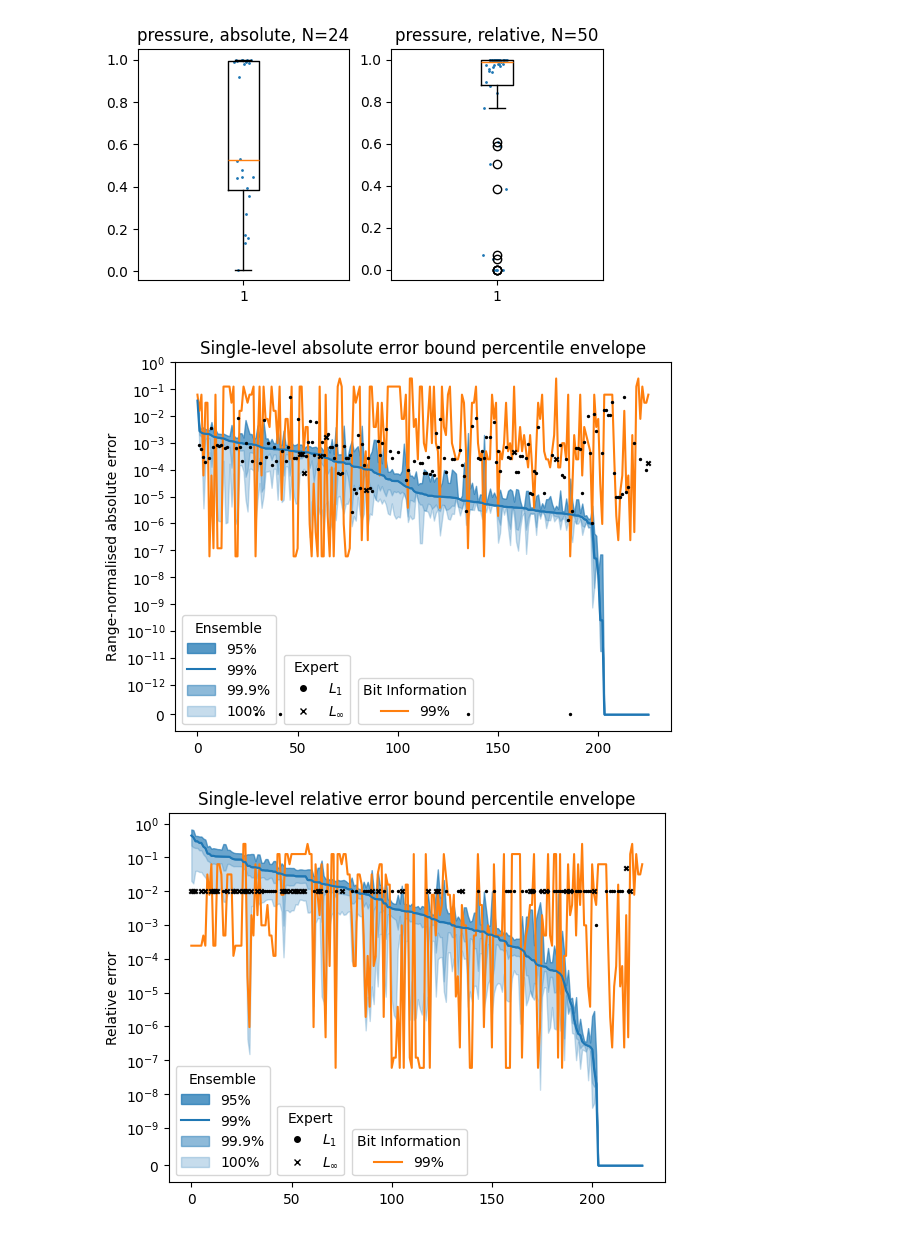
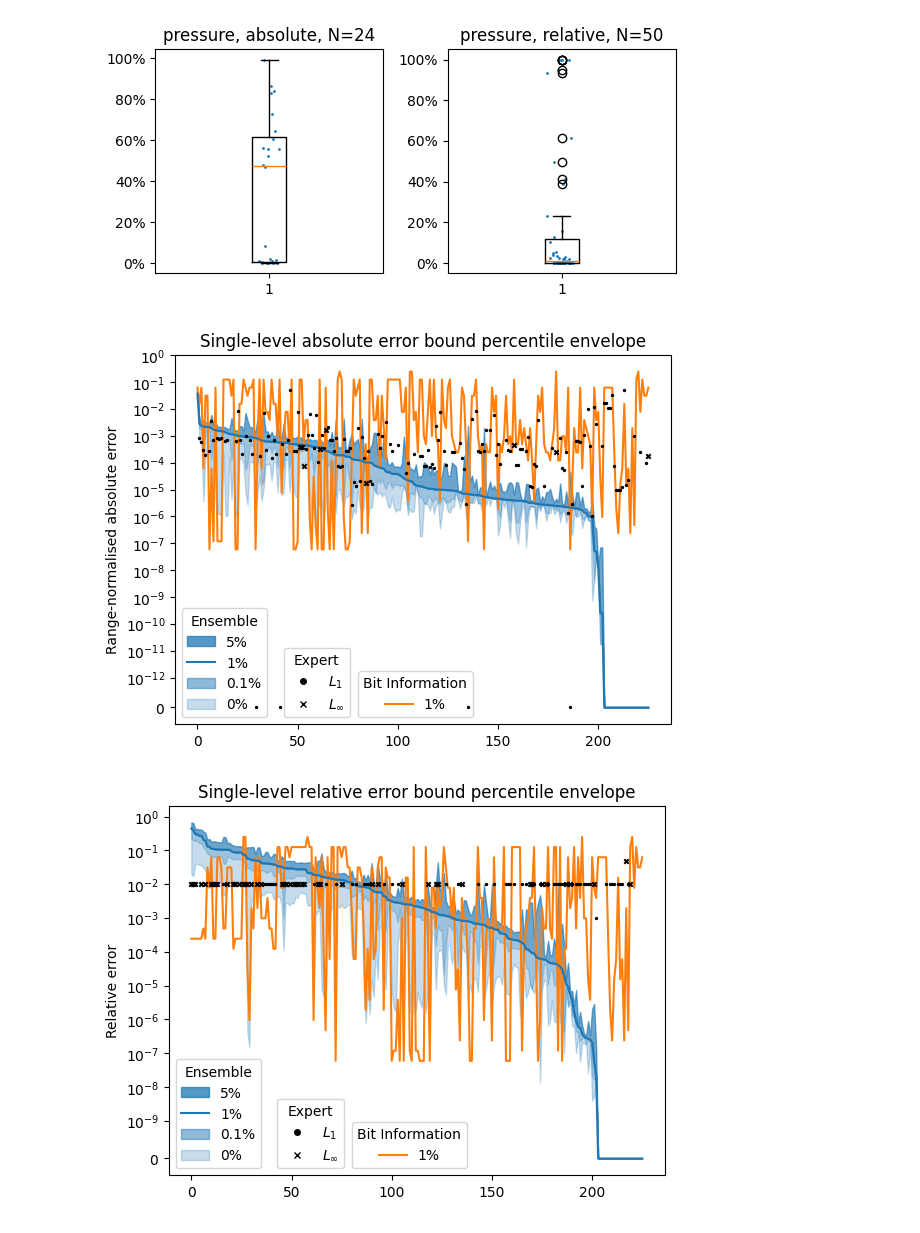
Before and after one commit to juntyr/era5-ensemble-compression-tolerance, a Jupyter notebook: expert-quantile-plots.ipynb, the cells around one changed output. Saved outputs shown, nothing was run; the diff lists cells and outputs as text; code cells hidden in the pictures.

Commit message:
combine expert quantile box plots

```diff
--- a/expert-quantile-plots.ipynb
+++ b/expert-quantile-plots.ipynb
@@ -119,22 +179,27 @@ pressure_expert = list(parse_pressure("expert-quantile-pressure.txt"))
 # %%
 fig, (ax1, ax2) = plt.subplots(1, 2, figsize=(6, 3))
 
 rng = np.random.default_rng(seed=24)
 
-sabs = [q.absolute for v, p, q in pressure_expert if not np.isnan(q.absolute)]
-srel = [q.relative for v, p, q in pressure_expert if not np.isnan(q.relative)]
+sabs = [1 - q.absolute for v, p, q in pressure_expert if not np.isnan(q.absolute)]
+srel = [1 - q.relative for v, p, q in pressure_expert if not np.isnan(q.relative)]
 
 ax1.boxplot(sabs)
 ax1.scatter(rng.normal(loc=1, scale=0.025, size=len(sabs)), sabs, s=1)
 ax1.set_title(f"pressure, absolute, N={len(sabs)}")
+ax1.yaxis.set_major_formatter(mpl.ticker.PercentFormatter(1.0))
+
 ax2.boxplot(srel)
 ax2.scatter(rng.normal(loc=1, scale=0.025, size=len(srel)), srel, s=1)
 ax2.set_title(f"pressure, relative, N={len(srel)}")
+ax2.yaxis.set_major_formatter(mpl.ticker.PercentFormatter(1.0))
+
+plt.tight_layout()
 
 plt.show()
 fig.savefig(plots / "pressure-boxplot.pdf")
 # %% [output]
-[figure, old version]
+[figure, new version]
 # %%
 single_ensemble = dict(parse_single("ensemble-spread-single.txt"))
 # %%
@@ -218,7 +283,7 @@ ax.scatter(
 #     ],
 #     alpha=0.25,
 #     color="tab:orange",
-#     label="100%",
+#     label="0%",
 # )
 # ax.fill_between(
 #     range(len(v_sorted)),
@@ -246,7 +311,7 @@ ax.scatter(
 #     ],
 #     alpha=0.25,
 #     color="tab:orange",
-#     label="99.9%",
+#     label="0.1%",
 # )
 ax.plot(
     [
@@ -261,7 +326,7 @@ ax.plot(
         for v in v_sorted
     ],
     color="tab:orange",
-    label="99%",
+    label="1%",
 )
 # ax.fill_between(
 #     range(len(v_sorted)),
@@ -289,7 +354,7 @@ ax.plot(
 #     ],
 #     alpha=0.66,
 #     color="tab:orange",
-#     label="95%",
+#     label="5%",
 # )
 
 ax.fill_between(
@@ -318,7 +383,7 @@ ax.fill_between(
     ],
     alpha=0.25,
     color="tab:blue",
-    label="100%",
+    label="0%",
 )
 ax.fill_between(
     range(len(v_sorted)),
@@ -346,7 +411,7 @@ ax.fill_between(
     ],
     alpha=0.25,
     color="tab:blue",
-    label="99.9%",
+    label="0.1%",
 )
 ax.plot(
     [
@@ -361,7 +426,7 @@ ax.plot(
         for v in v_sorted
     ],
     color="tab:blue",
-    label="99%",
+    label="1%",
 )
 ax.fill_between(
     range(len(v_sorted)),
@@ -389,17 +454,17 @@ ax.fill_between(
     ],
     alpha=0.66,
     color="tab:blue",
-    label="95%",
+    label="5%",
 )
 
 ax.set_yscale("symlog", linthresh=1e-12)
 
 l1 = ax.legend(
     handles=[
-        mpl.patches.Patch(color="tab:blue", alpha=0.75, label="95%"),
-        mpl.lines.Line2D([0], [0], color="tab:blue", label="99%"),
-        mpl.patches.Patch(color="tab:blue", alpha=0.5, label="99.9%"),
-        mpl.patches.Patch(color="tab:blue", alpha=0.25, label="100%"),
+        mpl.patches.Patch(color="tab:blue", alpha=0.75, label="5%"),
+        mpl.lines.Line2D([0], [0], color="tab:blue", label="1%"),
+        mpl.patches.Patch(color="tab:blue", alpha=0.5, label="0.1%"),
+        mpl.patches.Patch(color="tab:blue", alpha=0.25, label="0%"),
     ],
     ncol=1,
     loc="lower left",
@@ -435,10 +500,10 @@ l2 = ax.legend(
 )
 ax.legend(
     handles=[
-        # mpl.patches.Patch(color="tab:orange", alpha=0.75, label="95%"),
-        mpl.lines.Line2D([0], [0], color="tab:orange", label="99%"),
-        # mpl.patches.Patch(color="tab:orange", alpha=0.5, label="99.9%"),
-        # mpl.patches.Patch(color="tab:orange", alpha=0.25, label="100%"),
+        # mpl.patches.Patch(color="tab:orange", alpha=0.75, label="5%"),
+        mpl.lines.Line2D([0], [0], color="tab:orange", label="1%"),
+        # mpl.patches.Patch(color="tab:orange", alpha=0.5, label="0.1%"),
+        # mpl.patches.Patch(color="tab:orange", alpha=0.25, label="0%"),
     ],
     ncol=1,
     loc="lower left",
@@ -451,7 +516,7 @@ ax.add_artist(l2)
 plt.show()
 fig.savefig(plots / "single-absolute.pdf")
 # %% [output]
-[figure, old version]
+[figure, new version]
 # %%
 fig, ax = plt.subplots()
 
@@ -495,7 +560,7 @@ ax.scatter(
 #     [single_bit_information[v].bitround_relative[2] for v in v_sorted],
 #     alpha=0.25,
 #     color="tab:orange",
-#     label="100%",
+#     label="0%",
 # )
 # ax.fill_between(
 #     range(len(v_sorted)),
@@ -503,12 +568,12 @@ ax.scatter(
 #     [single_bit_information[v].bitround_relative[2] for v in v_sorted],
 #     alpha=0.25,
 #     color="tab:orange",
-#     label="99.9%",
+#     label="0.1%",
 # )
 ax.plot(
     [single_bit_information[v].bitround_relative[2] for v in v_sorted],
     color="tab:orange",
-    label="99%",
+    label="1%",
 )
 # ax.fill_between(
 #     range(len(v_sorted)),
@@ -516,7 +581,7 @@ ax.plot(
 #     [single_bit_information[v].bitround_relative[2] for v in v_sorted],
 #     alpha=0.66,
 #     color="tab:orange",
-#     label="95%",
+#     label="5%",
 # )
 
 ax.fill_between(
@@ -525,7 +590,7 @@ ax.fill_between(
     [single_ensemble[v].relative[2] for v in v_sorted],
     alpha=0.25,
     color="tab:blue",
-    label="100%",
+    label="0%",
 )
 ax.fill_between(
     range(len(v_sorted)),
@@ -533,10 +598,10 @@ ax.fill_between(
     [single_ensemble[v].relative[2] for v in v_sorted],
     alpha=0.25,
     color="tab:blue",
-    label="99.9%",
+    label="0.1%",
 )
 ax.plot(
-    [single_ensemble[v].relative[2] for v in v_sorted], color="tab:blue", label="99%"
+    [single_ensemble[v].relative[2] for v in v_sorted], color="tab:blue", label="1%"
 )
 ax.fill_between(
     range(len(v_sorted)),
@@ -544,17 +609,17 @@ ax.fill_between(
     [single_ensemble[v].relative[2] for v in v_sorted],
     alpha=0.66,
     color="tab:blue",
-    label="95%",
+    label="5%",
 )
 
 ax.set_yscale("symlog", linthresh=1e-9)
 
 l1 = ax.legend(
     handles=[
-        mpl.patches.Patch(color="tab:blue", alpha=0.75, label="95%"),
-        mpl.lines.Line2D([0], [0], color="tab:blue", label="99%"),
-        mpl.patches.Patch(color="tab:blue", alpha=0.5, label="99.9%"),
-        mpl.patches.Patch(color="tab:blue", alpha=0.25, label="100%"),
+        mpl.patches.Patch(color="tab:blue", alpha=0.75, label="5%"),
+        mpl.lines.Line2D([0], [0], color="tab:blue", label="1%"),
+        mpl.patches.Patch(color="tab:blue", alpha=0.5, label="0.1%"),
+        mpl.patches.Patch(color="tab:blue", alpha=0.25, label="0%"),
     ],
     ncol=1,
     loc="lower left",
@@ -590,10 +655,10 @@ l2 = ax.legend(
 )
 ax.legend(
     handles=[
-        # mpl.patches.Patch(color="tab:orange", alpha=0.75, label="95%"),
-        mpl.lines.Line2D([0], [0], color="tab:orange", label="99%"),
-        # mpl.patches.Patch(color="tab:orange", alpha=0.5, label="99.9%"),
-        # mpl.patches.Patch(color="tab:orange", alpha=0.25, label="100%"),
+        # mpl.patches.Patch(color="tab:orange", alpha=0.75, label="5%"),
+        mpl.lines.Line2D([0], [0], color="tab:orange", label="1%"),
+        # mpl.patches.Patch(color="tab:orange", alpha=0.5, label="0.1%"),
+        # mpl.patches.Patch(color="tab:orange", alpha=0.25, label="0%"),
     ],
     ncol=1,
     loc="lower left",
@@ -606,7 +671,7 @@ ax.add_artist(l2)
 plt.show()
 fig.savefig(plots / "single-relative.pdf")
 # %% [output]
-[figure, old version]
+[figure, new version]
 # %%
 pressure_bit_information = defaultdict(dict)
 for v, p, r in parse_pressure("bit-information-pressure.txt"):
```
Also changed, not shown: parts of 5 cells of this notebook, 1 other file.
